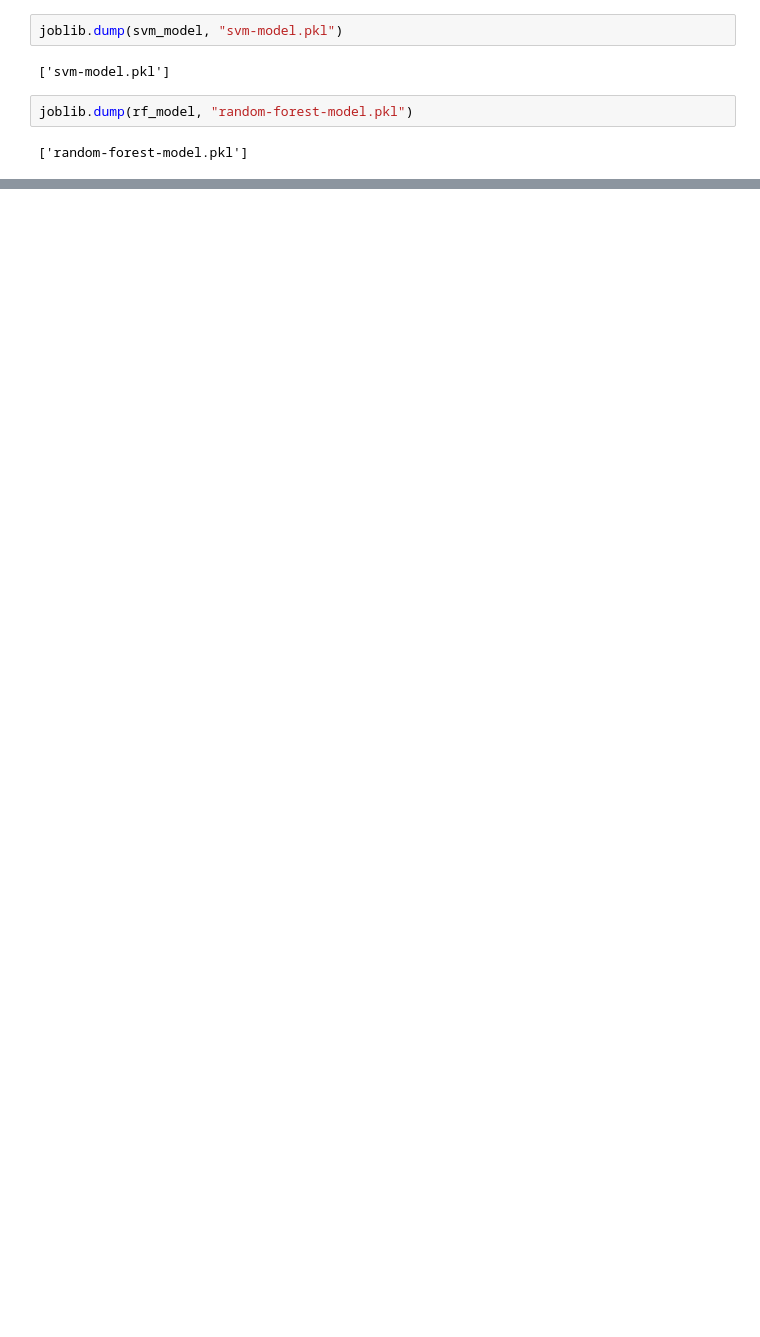
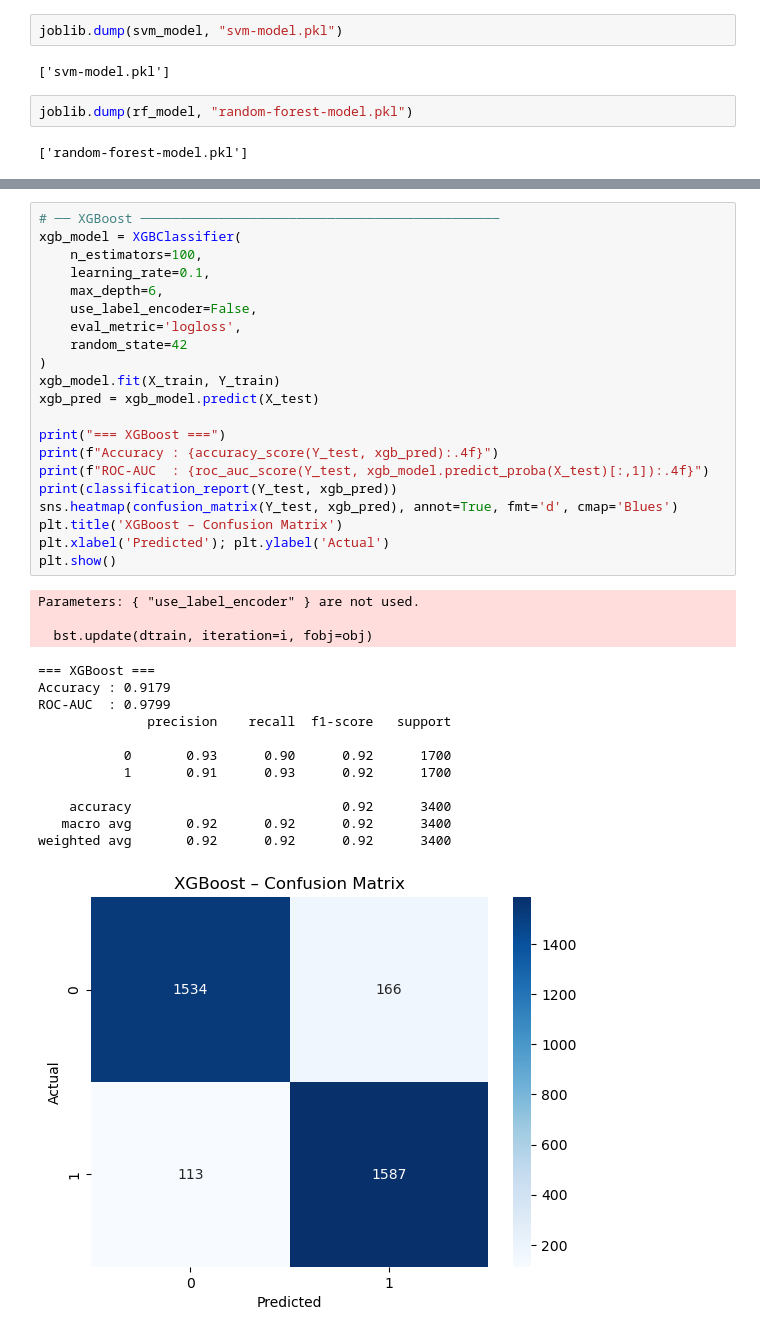
Before and after one commit to siddharth587/multi-model-diabetes-prediction-system, a Jupyter notebook: model.ipynb, the cells around one changed output, grey strips where cells are left out. Saved outputs shown, nothing was run; the diff lists cells and outputs as text; blank space fills up the shorter version.

```diff
--- a/model.ipynb
+++ b/model.ipynb
@@ -446,0 +480,37 @@ joblib.dump(rf_model, "random-forest-model.pkl")
+# %%
+# ── XGBoost ──────────────────────────────────────────────
+xgb_model = XGBClassifier(
+    n_estimators=100,
+    learning_rate=0.1,
+    max_depth=6,
+    use_label_encoder=False,
+    eval_metric='logloss',
+    random_state=42
+)
+xgb_model.fit(X_train, Y_train)
+xgb_pred = xgb_model.predict(X_test)
+
+print("=== XGBoost ===")
+print(f"Accuracy : {accuracy_score(Y_test, xgb_pred):.4f}")
+print(f"ROC-AUC  : {roc_auc_score(Y_test, xgb_model.predict_proba(X_test)[:,1]):.4f}")
+print(classification_report(Y_test, xgb_pred))
+sns.heatmap(confusion_matrix(Y_test, xgb_pred), annot=True, fmt='d', cmap='Blues')
+plt.title('XGBoost – Confusion Matrix')
+plt.xlabel('Predicted'); plt.ylabel('Actual')
+plt.show()
+# %% [output]
+Parameters: { "use_label_encoder" } are not used.
+
+  bst.update(dtrain, iteration=i, fobj=obj)
+=== XGBoost ===
+Accuracy : 0.9179
+ROC-AUC  : 0.9799
+              precision    recall  f1-score   support
+
+           0       0.93      0.90      0.92      1700
+           1       0.91      0.93      0.92      1700
+
+    accuracy                           0.92      3400
+   macro avg       0.92      0.92      0.92      3400
+weighted avg       0.92      0.92      0.92      3400
+[figure, added]
```
Also changed, not shown: parts of 27 cells of this notebook, 13 other files.
